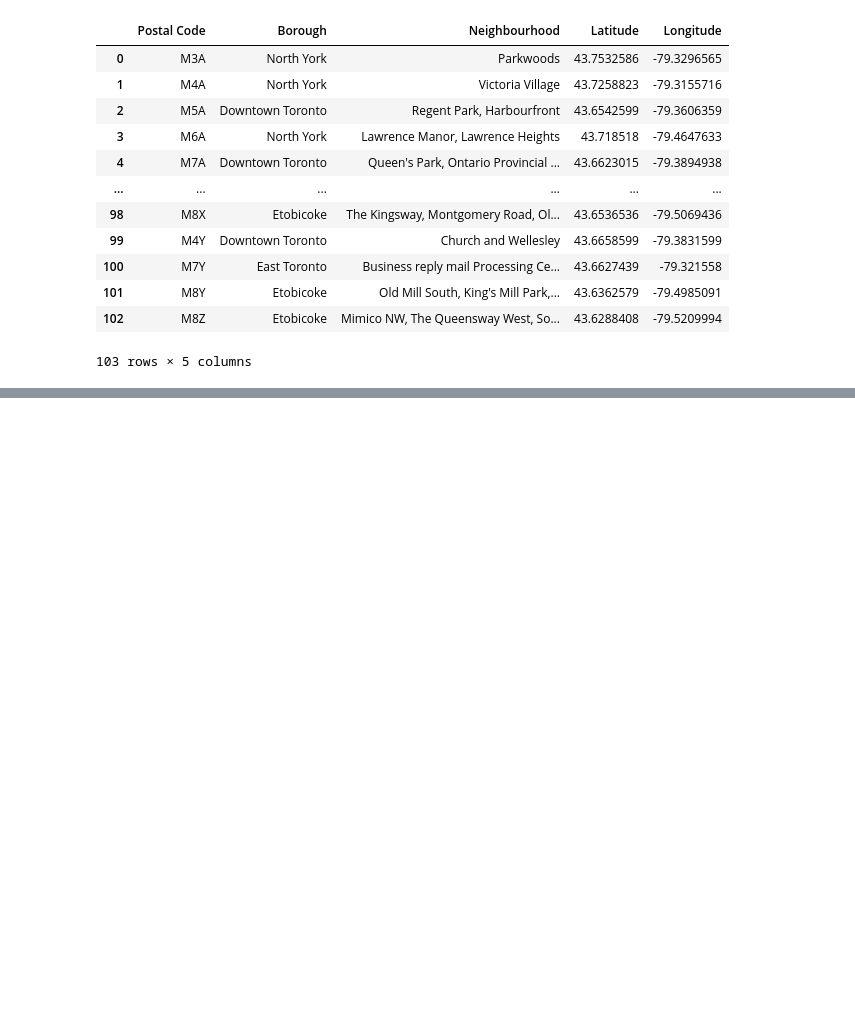
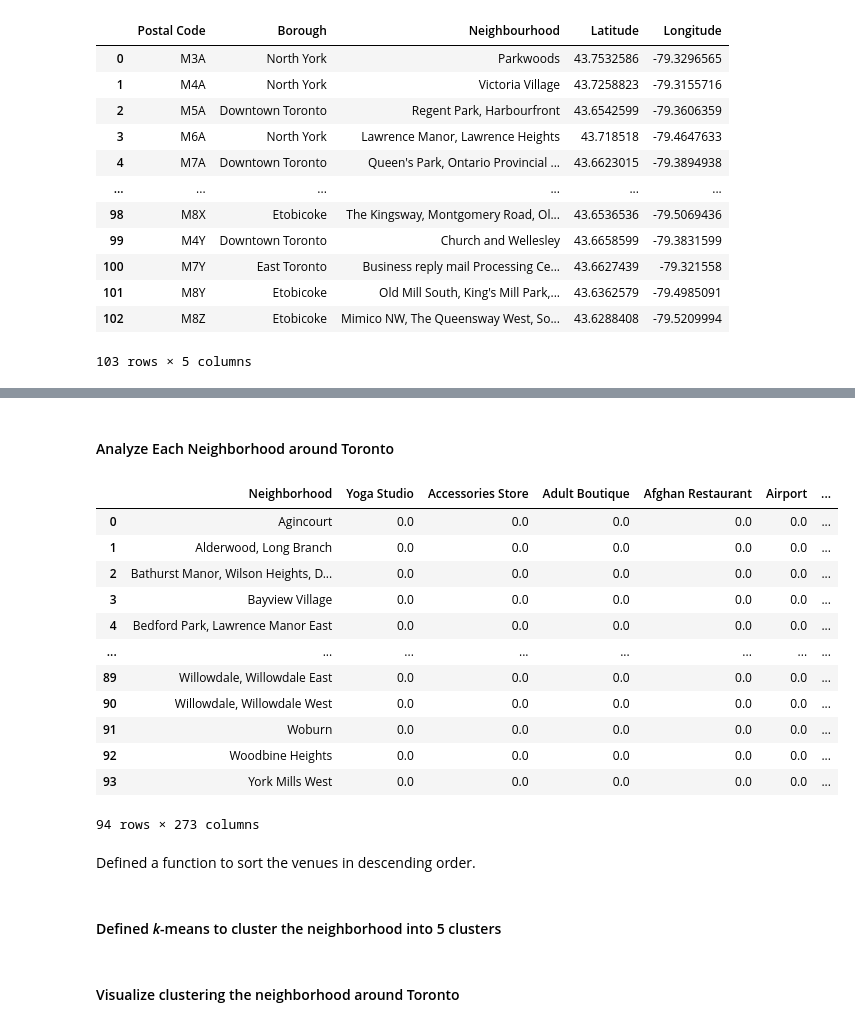
Before and after one commit to msazili/Coursera_Capstone, a Jupyter notebook: Notebook - Segmenting and Clustering Neighborhoods.ipynb, the cells around one changed output, grey strips where cells are left out. Saved outputs shown, nothing was run; the diff lists cells and outputs as text; code cells hidden in the pictures; blank space fills up the shorter version.

Commit message:
Published from Watson Studio.

```diff
--- a/Notebook - Segmenting and Clustering Neighborhoods.ipynb
+++ b/Notebook - Segmenting and Clustering Neighborhoods.ipynb
@@ -378,0 +427,9 @@ df_result
+# %%
+CLIENT_ID = 'BS5Z2N114TFDNGVZDOIFF00OYVFVYJDQUDOKLLFKREXKLZGL' # your Foursquare ID
+CLIENT_SECRET = 'QBZLHPCOHS5E3D25SNXGD1HZ11EPQ4EJ5WQ3MUBCITAN5ISH' # your Foursquare Secret
+VERSION = '20180605' # Foursquare API version
+LIMIT = 100 # A default Foursquare API limit value
+
+print('Your credentails:')
+print('CLIENT_ID: ' + CLIENT_ID)
+print('CLIENT_SECRET:' + CLIENT_SECRET)
@@ -378,0 +484,5 @@ df_result
+# %%
+toronto_venues = getNearbyVenues(names=df_result['Neighbourhood'],
+                                   latitudes=df_result['Latitude'],
+                                   longitudes=df_result['Longitude']
+                                  )
@@ -378,0 +526,31 @@ df_result
+# %% [markdown]
+#### Analyze Each Neighborhood around Toronto
+# %%
+# one hot encoding
+toronto_onehot = pd.get_dummies(toronto_venues[['Venue Category']], prefix="", prefix_sep="")
+
+# add neighborhood column back to dataframe
+toronto_onehot['Neighborhood'] = toronto_venues['Neighborhood']
+
+# move neighborhood column to the first column
+fixed_columns = [toronto_onehot.columns[-1]] + list(toronto_onehot.columns[:-1])
+toronto_onehot = toronto_onehot[fixed_columns]
+
+toronto_grouped = toronto_onehot.groupby('Neighborhood').mean().reset_index()
+toronto_grouped
+# %% [output]
+|  | Neighborhood | Yoga Studio | Accessories Store | Adult Boutique | Afghan Restaurant | Airport | ... |
+| 0 | Agincourt | 0.0 | 0.0 | 0.0 | 0.0 | 0.0 | ... |
+| 1 | Alderwood, Long Branch | 0.0 | 0.0 | 0.0 | 0.0 | 0.0 | ... |
+| 2 | Bathurst Manor, Wilson Heights, D... | 0.0 | 0.0 | 0.0 | 0.0 | 0.0 | ... |
+| 3 | Bayview Village | 0.0 | 0.0 | 0.0 | 0.0 | 0.0 | ... |
+| 4 | Bedford Park, Lawrence Manor East | 0.0 | 0.0 | 0.0 | 0.0 | 0.0 | ... |
+| ... | ... | ... | ... | ... | ... | ... | ... |
+| 89 | Willowdale, Willowdale East | 0.0 | 0.0 | 0.0 | 0.0 | 0.0 | ... |
+| 90 | Willowdale, Willowdale West | 0.0 | 0.0 | 0.0 | 0.0 | 0.0 | ... |
+| 91 | Woburn | 0.0 | 0.0 | 0.0 | 0.0 | 0.0 | ... |
+| 92 | Woodbine Heights | 0.0 | 0.0 | 0.0 | 0.0 | 0.0 | ... |
+| 93 | York Mills West | 0.0 | 0.0 | 0.0 | 0.0 | 0.0 | ... |
+94 rows × 273 columns
+# %% [markdown]
+Defined a function to sort the venues in descending order.
@@ -378,0 +563,2 @@ df_result
+# %% [markdown]
+#### Defined _k_-means to cluster the neighborhood into 5 clusters
@@ -378,0 +612,2 @@ df_result
+# %% [markdown]
+#### Visualize clustering the neighborhood around Toronto
```
Also changed, not shown: parts of 21 cells of this notebook.
